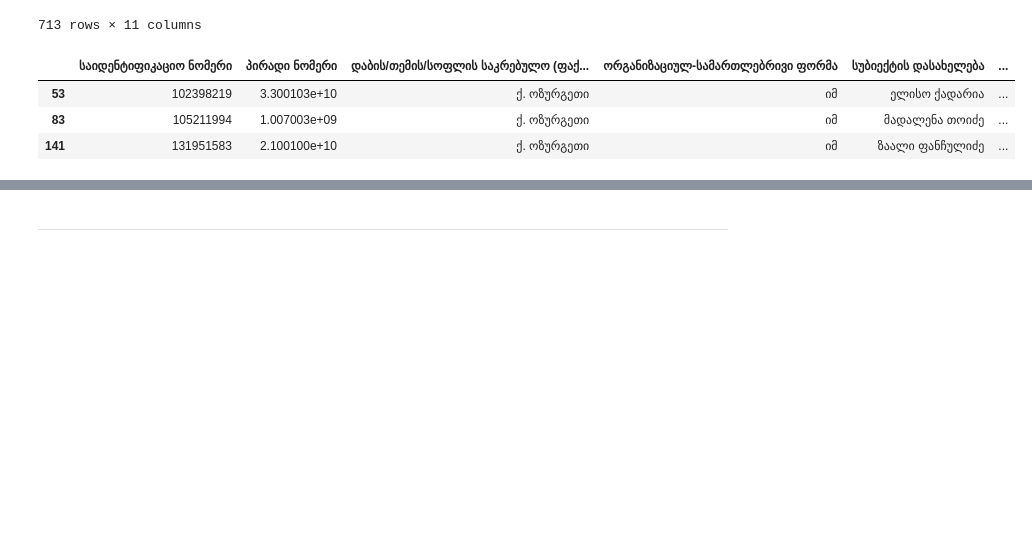
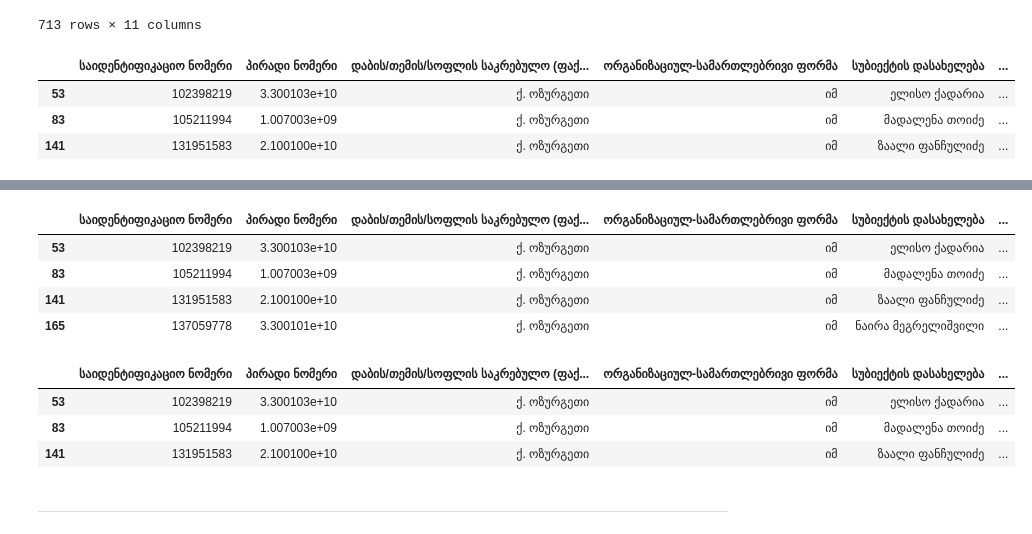
Before and after one commit to AKhvadagiani/Learning-Data-Science, a Jupyter notebook: Ozurgeti.ipynb, the cells around one changed output, grey strips where cells are left out. Cells and saved outputs as stored; diff of their text form; code cells hidden in the pictures; blank space fills up the shorter version.

Commit message:
Ozurget streets with fuyyz

```diff
--- a/Ozurgeti.ipynb
+++ b/Ozurgeti.ipynb
@@ -134,0 +143,8 @@ data.to_excel('Ozurgeti_streets_JustConcat.xlsx', index=False)
+# %%
+def match_ops_street(x):
+    for i in OPS_Streets['street_name']:
+        if x.strip() in i.split() and len(x.strip()) < len(i.strip()):
+            return i
+    return None
+
+data['OPS'] = data['ქუჩა'].apply(match_ops_street)
@@ -134,0 +157,16 @@ data.to_excel('Ozurgeti_streets_JustConcat.xlsx', index=False)
+# %%
+data['Similarity'] = data['ქუჩა'].apply(
+    lambda x: max([fuzzy_match(x, street) for street in OPS_Streets['street_name']])
+)
+# %%
+data[['similarity_score', 'matched_street']] = pd.DataFrame(data['Similarity'].tolist(), index=data.index)
+# %%
+data.drop(columns='Similarity', inplace=True)
+# %%
+data.head(4)
+# %% [output]
+|  | საიდენტიფიკაციო ნომერი | პირადი ნომერი | დაბის/თემის/სოფლის საკრებულო (ფაქ... | ორგანიზაციულ-სამართლებრივი ფორმა | სუბიექტის დასახელება | ... |
+| 53 | 102398219 | 3.300103e+10 | ქ. ოზურგეთი | იმ | ელისო ქადარია | ... |
+| 83 | 105211994 | 1.007003e+09 | ქ. ოზურგეთი | იმ | მადალენა თოიძე | ... |
+| 141 | 131951583 | 2.100100e+10 | ქ. ოზურგეთი | იმ | ზაალი ფანჩულიძე | ... |
+| 165 | 137059778 | 3.300101e+10 | ქ. ოზურგეთი | იმ | ნაირა მეგრელიშვილი | ... |
@@ -134,0 +185,7 @@ data.to_excel('Ozurgeti_streets_JustConcat.xlsx', index=False)
+# %%
+data.head(3)
+# %% [output]
+|  | საიდენტიფიკაციო ნომერი | პირადი ნომერი | დაბის/თემის/სოფლის საკრებულო (ფაქ... | ორგანიზაციულ-სამართლებრივი ფორმა | სუბიექტის დასახელება | ... |
+| 53 | 102398219 | 3.300103e+10 | ქ. ოზურგეთი | იმ | ელისო ქადარია | ... |
+| 83 | 105211994 | 1.007003e+09 | ქ. ოზურგეთი | იმ | მადალენა თოიძე | ... |
+| 141 | 131951583 | 2.100100e+10 | ქ. ოზურგეთი | იმ | ზაალი ფანჩულიძე | ... |
```
Also changed, not shown: parts of 13 cells of this notebook, 3 other files.
